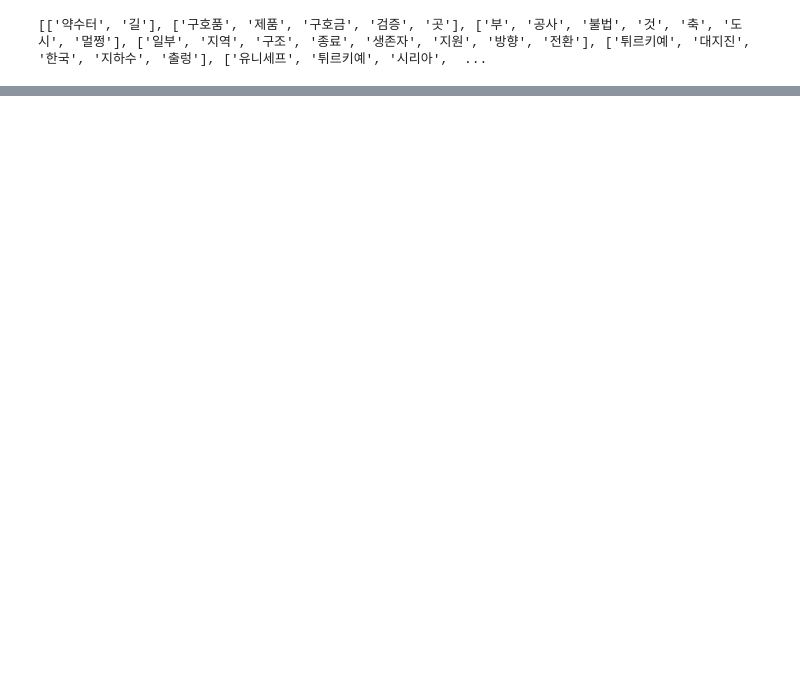
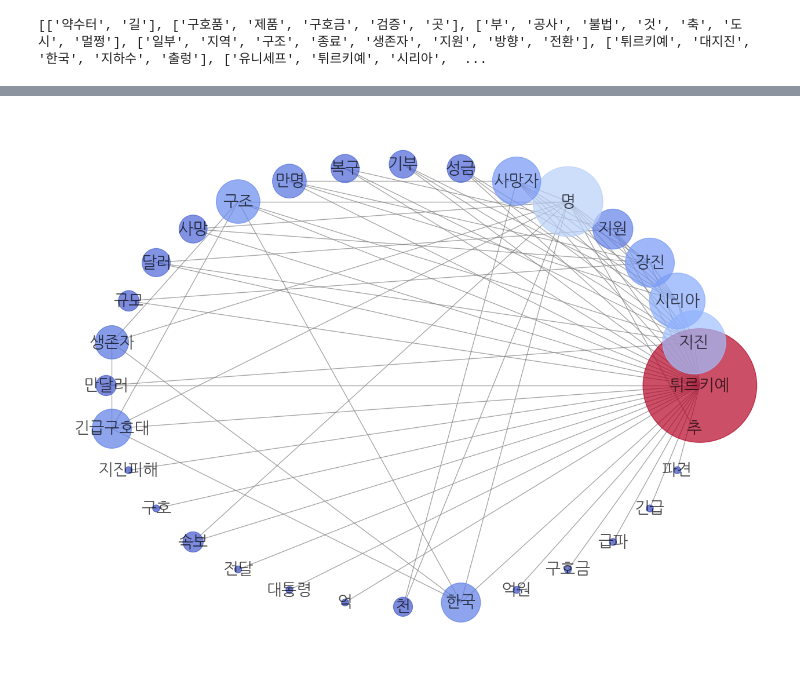
Before and after one commit to chopperkim/BasicPython, a Jupyter notebook: chapter07/Türkiye.ipynb, the cells around one changed output, grey strips where cells are left out. Saved outputs shown, nothing was run; the diff lists cells and outputs as text; code cells hidden in the pictures; blank space fills up the shorter version.

```diff
--- a/chapter07/Türkiye.ipynb
+++ b/chapter07/Türkiye.ipynb
@@ -36 +37,19 @@ df = df[(df['length'] == 2) & (df['support'] >= 0.01)].sort_values(by='support',
 69 rows × 4 columns
+# %%
+import numpy as np
+
+graph = nx.Graph()
+ar = df['items']
+graph.add_edges_from(ar)
+pr = nx.pagerank(graph)
+
+nsize = np.array([v for v in pr.values()])
+nsize = 2000 * (nsize - min(nsize)) / (max(nsize) - min(nsize))
+pos = nx.circular_layout(graph)
+plt.figure(figsize=(16, 12))
+plt.axis('off')
+nx.draw_networkx(graph, font_family='NanumGothic', font_size=20, pos=pos, node_color=list(pr.values()), node_size=nsize * 10, alpha=0.7, edge_color='.5', cmap=plt.cm.coolwarm)
+plt.savefig('img.png', bbox_inches='tight')
+plt.show()
+# %% [output]
+[figure, added]
```
Also changed, not shown: parts of 1 cell of this notebook, 10 other files.
